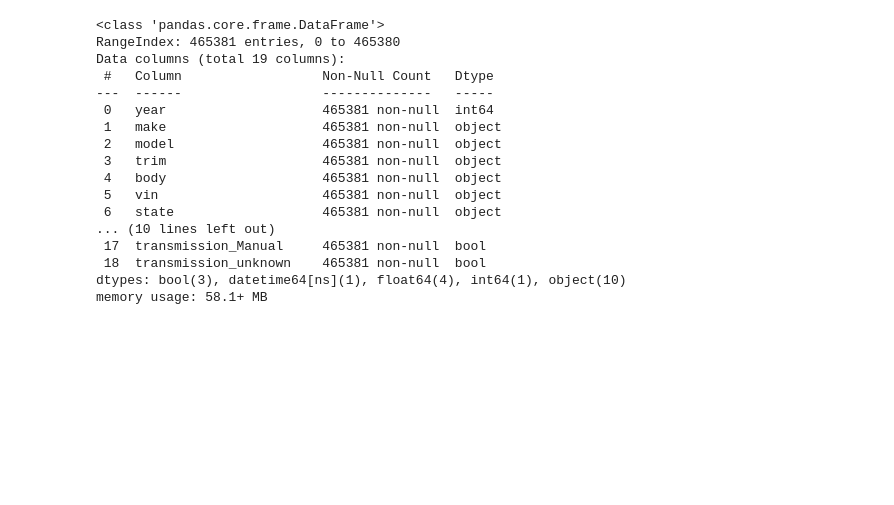
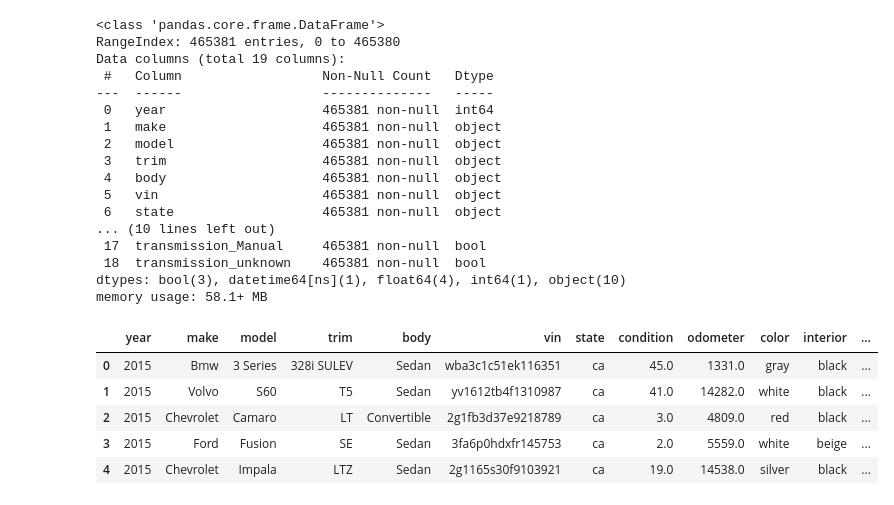
Before and after one commit to borhenDH/Car-sales-analysis-and-prediction-, a Jupyter notebook: Analysis.ipynb, the cells around one changed output. Cells and saved outputs as stored; diff of their text form; code cells hidden in the pictures; blank space fills up the shorter version.

```diff
--- a/Analysis.ipynb
+++ b/Analysis.ipynb
@@ -338,28 +341,21 @@ data.head()
 # %%
 import pandas as pd
 
-# Assuming `data` is your DataFrame
+numerical_columns = transformed_data.select_dtypes(include=['float64', 'int64']).columns
 
-# Identify numerical columns
-numerical_columns = data.select_dtypes(include=['float64', 'int64']).columns
+for col in numerical_columns:
+    Q1 = transformed_data[col].quantile(0.25)
+    Q3 = transformed_data[col].quantile(0.75)
+    IQR = Q3 - Q1
 
-# Remove outliers
-for col in numerical_columns:
-    Q1 = data[col].quantile(0.25)  # 25th percentile
-    Q3 = data[col].quantile(0.75)  # 75th percentile
-    IQR = Q3 - Q1  # Interquartile Range
-
-    # Define lower and upper bounds for outliers
     lower_bound = Q1 - 1.5 * IQR
     upper_bound = Q3 + 1.5 * IQR
 
-    # Filter out rows outside the bounds
-    data = data[(data[col] >= lower_bound) & (data[col] <= upper_bound)]
+    transformed_data = transformed_data[(data[col] >= lower_bound) & (transformed_data[col] <= upper_bound)]
 
-# Display cleaned data
-data.reset_index(drop=True, inplace=True)
+transformed_data.reset_index(drop=True, inplace=True)
 print("Data after removing outliers:")
-print(data.describe())
+print(transformed_data.describe())
 # %% [output]
 Data after removing outliers:
            year      condition       odometer            mmr   sellingprice  \
@@ -446,3 +441,12 @@ Data columns (total 19 columns):
  18  transmission_unknown    465381 non-null  bool
 dtypes: bool(3), datetime64[ns](1), float64(4), int64(1), object(10)
 memory usage: 58.1+ MB
+# %%
+transformed_data.head()
+# %% [output]
+|  | year | make | model | trim | body | vin | state | condition | odometer | color | interior | ... |
+| 0 | 2015 | Bmw | 3 Series | 328i SULEV | Sedan | wba3c1c51ek116351 | ca | 45.0 | 1331.0 | gray | black | ... |
+| 1 | 2015 | Volvo | S60 | T5 | Sedan | yv1612tb4f1310987 | ca | 41.0 | 14282.0 | white | black | ... |
+| 2 | 2015 | Chevrolet | Camaro | LT | Convertible | 2g1fb3d37e9218789 | ca | 3.0 | 4809.0 | red | black | ... |
+| 3 | 2015 | Ford | Fusion | SE | Sedan | 3fa6p0hdxfr145753 | ca | 2.0 | 5559.0 | white | beige | ... |
+| 4 | 2015 | Chevrolet | Impala | LTZ | Sedan | 2g1165s30f9103921 | ca | 19.0 | 14538.0 | silver | black | ... |
```
Also changed, not shown: parts of 13 cells of this notebook.
